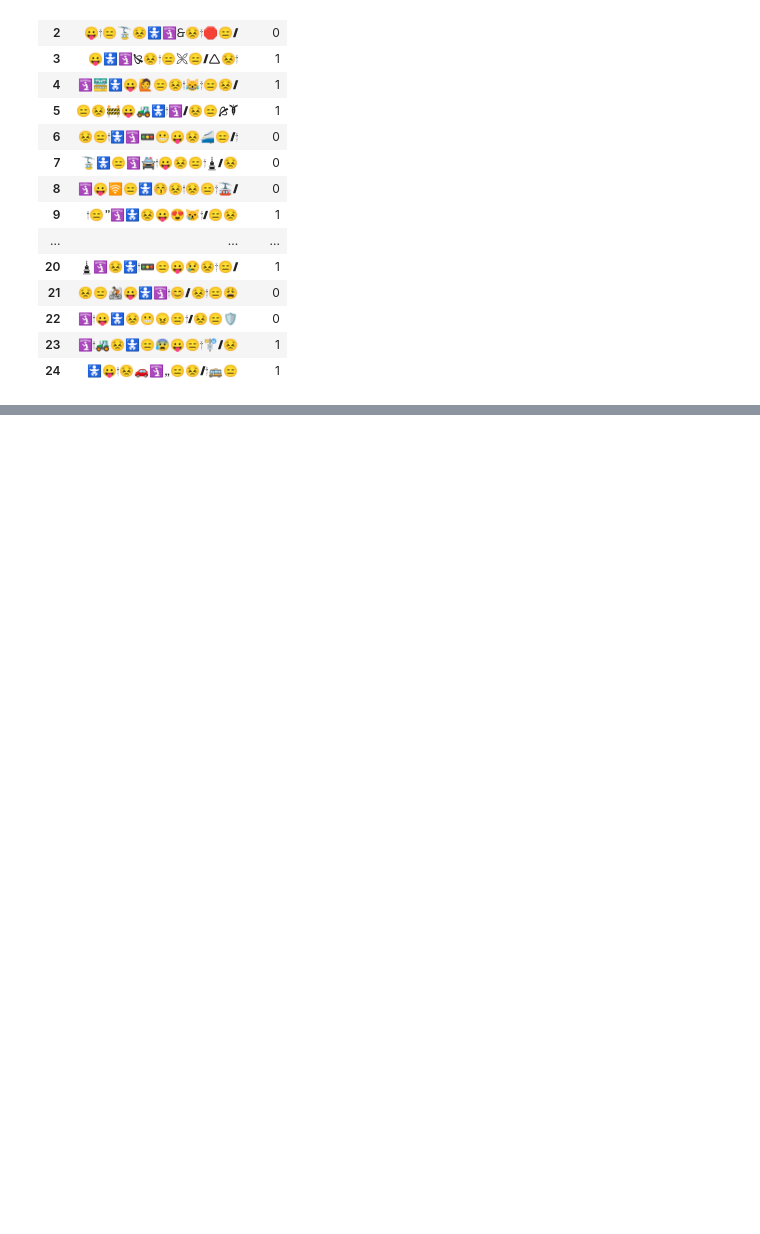
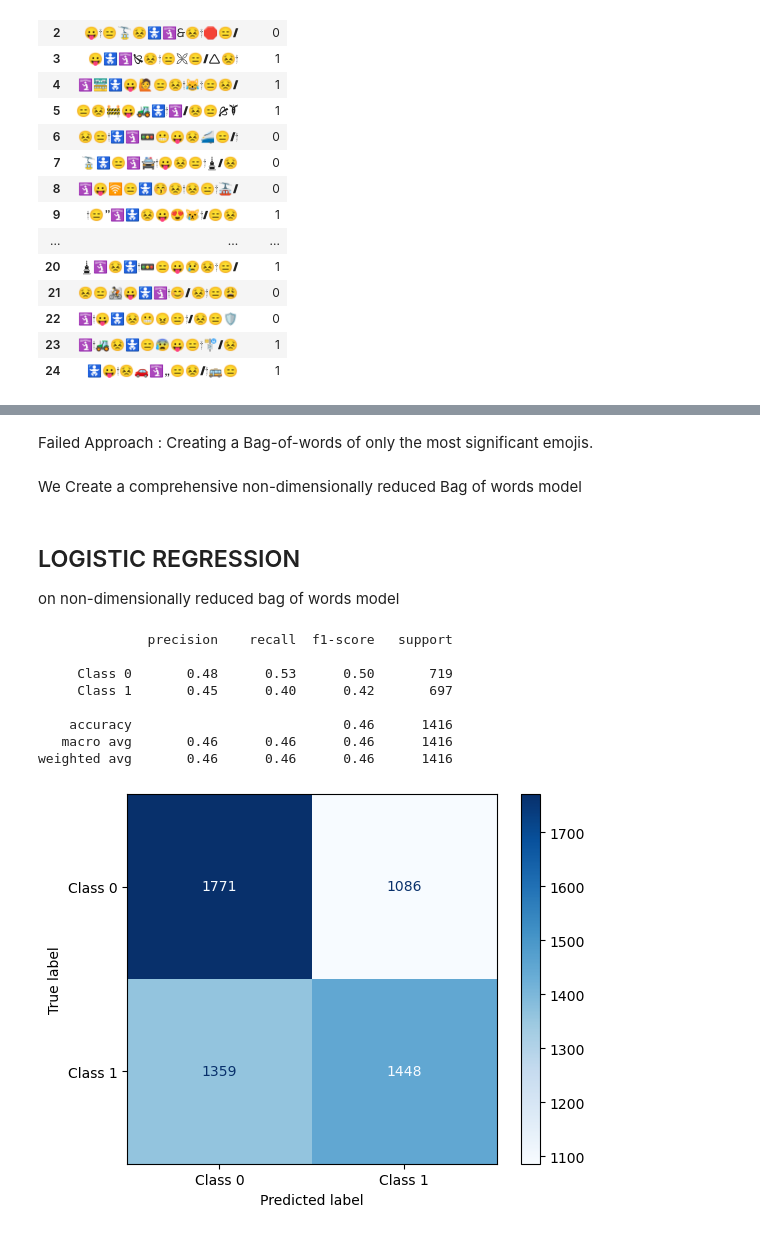
Before and after one commit to A-Rush-R/CS771-Mini-Project, a Jupyter notebook: emoticon/exploratory_data_analysis.ipynb, the cells around one changed output, grey strips where cells are left out. Cells and saved outputs as stored; diff of their text form; code cells hidden in the pictures; blank space fills up the shorter version.

```diff
--- a/emoticon/exploratory_data_analysis.ipynb
+++ b/emoticon/exploratory_data_analysis.ipynb
@@ -25,0 +11,9 @@ string_seq_df
+# %%
+def get_classification_report(y_true, y_pred):
+    return classification_report(y_true, y_pred, target_names=['Class 0', 'Class 1'])
+
+def plot_confusion_matrix(y_true, y_pred, classes, title=None, cmap=plt.cm.Blues):
+    cm = confusion_matrix(y_true, y_pred)
+    disp = ConfusionMatrixDisplay(confusion_matrix=cm, display_labels=classes)
+    disp.plot(cmap=cmap)
+    plt.show()
@@ -128,0 +90,2 @@ plt.scatter(edf['c_1'], edf['c_2'])
+# %% [markdown]
+Failed Approach : Creating a Bag-of-words of only the most significant emojis.
@@ -128,0 +116,50 @@ plt.scatter(edf['c_1'], edf['c_2'])
+# %% [markdown]
+We Create a comprehensive non-dimensionally reduced Bag of words model
+# %%
+# make a list of all the unique emotes in edf
+unique_emotes = pd.unique(edf[l1].values.ravel())
+unique_emotes.size
+
+vectorizer = CountVectorizer(vocabulary=[str(emote) for emote in unique_emotes])
+emote_strings = edf[l1].apply(lambda row: ' '.join(row.astype(str)), axis=1)
+bag_of_words = vectorizer.fit_transform(emote_strings)
+# Convert to DataFrame for better readability
+bow_sparse_df = pd.DataFrame(bag_of_words.toarray(), columns=vectorizer.get_feature_names_out())
+bow_sparse_df['label'] = edf['label']
+bow_sparse_df.shape
+
+bow = bow_sparse_df.to_numpy()
+# do dimensionality reduction on the bag of words model
+
+X_bow = bow[:, :-1]
+y_bow = bow[:, -1]
+# %% [markdown]
+## LOGISTIC REGRESSION
+on non-dimensionally reduced bag of words model
+# %%
+
+# Define features and target
+# Perform train-test split
+X_train_bow, X_test_bow, y_train_bow, y_test_bow = train_test_split(X_bow, y_bow, test_size=0.2, random_state=42)
+
+log_reg = LogisticRegression(max_iter=10000)
+log_reg.fit(X_train_bow,y_train_bow)
+
+y_train_pred = log_reg.predict(X_train_bow)
+y_test_pred = log_reg.predict(X_test_bow)
+
+train_report = get_classification_report(y_train_bow, y_train_pred)
+test_report = get_classification_report(y_test_bow, y_test_pred)
+
+print(test_report)
+plot_confusion_matrix(y_train_bow, y_train_pred, ['Class 0', 'Class 1'], title='Train Confusion Matrix')
+# %% [output]
+              precision    recall  f1-score   support
+
+     Class 0       0.48      0.53      0.50       719
+     Class 1       0.45      0.40      0.42       697
+
+    accuracy                           0.46      1416
+   macro avg       0.46      0.46      0.46      1416
+weighted avg       0.46      0.46      0.46      1416
+[figure, added]
```
Also changed, not shown: parts of 22 cells of this notebook.
